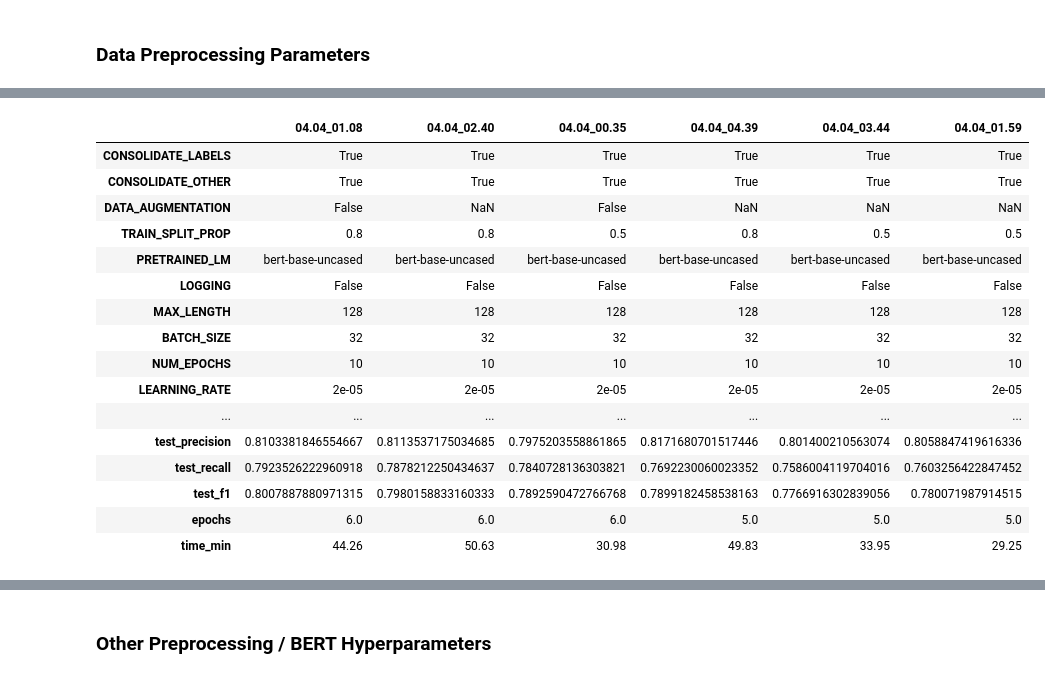
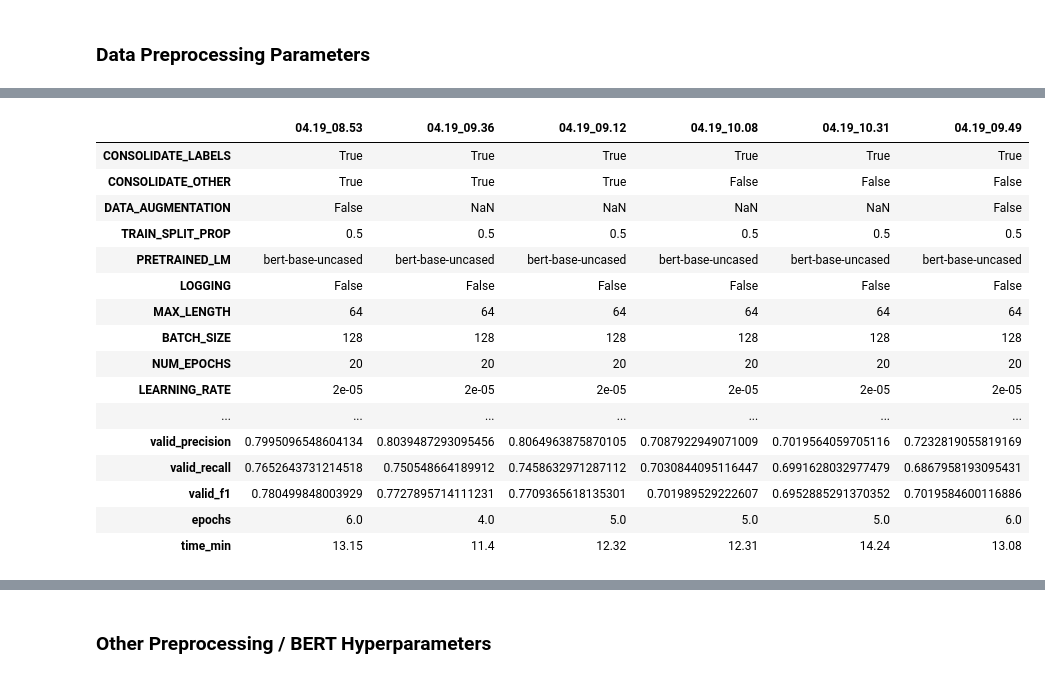
Before and after one commit to kac624/headlines, a Jupyter notebook: overview.ipynb, the cells around one changed output, grey strips where cells are left out. Saved outputs shown, nothing was run; the diff lists cells and outputs as text; code cells hidden in the pictures.

Commit message:
more tuning
re-ran input hyperparameter tuning

```diff
--- a/overview.ipynb
+++ b/overview.ipynb
@@ -386,25 +386,25 @@ Preprocessing Script Complete - Time Elapsed - 1.44 minutes
 # %%
-log_file = 'tuning_results_04.03_inputs' ### REQUIRES MANUAL UPDATE ###
+log_file = 'tuning_results_input_hps' ### REQUIRES MANUAL UPDATE ###
 results = pd.read_csv(f'logs/{log_file}.csv', index_col=0).transpose()
 results.sort_values('valid_accuracy', ascending=False).head(6).transpose()
 # %% [output]
-|  | 04.04_01.08 | 04.04_02.40 | 04.04_00.35 | 04.04_04.39 | 04.04_03.44 | 04.04_01.59 |
+|  | 04.19_08.53 | 04.19_09.36 | 04.19_09.12 | 04.19_10.08 | 04.19_10.31 | 04.19_09.49 |
 | CONSOLIDATE_LABELS | True | True | True | True | True | True |
-| CONSOLIDATE_OTHER | True | True | True | True | True | True |
-| DATA_AUGMENTATION | False | NaN | False | NaN | NaN | NaN |
-| TRAIN_SPLIT_PROP | 0.8 | 0.8 | 0.5 | 0.8 | 0.5 | 0.5 |
+| CONSOLIDATE_OTHER | True | True | True | False | False | False |
+| DATA_AUGMENTATION | False | NaN | NaN | NaN | NaN | False |
+| TRAIN_SPLIT_PROP | 0.5 | 0.5 | 0.5 | 0.5 | 0.5 | 0.5 |
 | PRETRAINED_LM | bert-base-uncased | bert-base-uncased | bert-base-uncased | bert-base-uncased | bert-base-uncased | bert-base-uncased |
 | LOGGING | False | False | False | False | False | False |
-| MAX_LENGTH | 128 | 128 | 128 | 128 | 128 | 128 |
-| BATCH_SIZE | 32 | 32 | 32 | 32 | 32 | 32 |
-| NUM_EPOCHS | 10 | 10 | 10 | 10 | 10 | 10 |
+| MAX_LENGTH | 64 | 64 | 64 | 64 | 64 | 64 |
+| BATCH_SIZE | 128 | 128 | 128 | 128 | 128 | 128 |
+| NUM_EPOCHS | 20 | 20 | 20 | 20 | 20 | 20 |
 | LEARNING_RATE | 2e-05 | 2e-05 | 2e-05 | 2e-05 | 2e-05 | 2e-05 |
 | ... | ... | ... | ... | ... | ... | ... |
-| test_precision | 0.8103381846554667 | 0.8113537175034685 | 0.7975203558861865 | 0.8171680701517446 | 0.801400210563074 | 0.8058847419616336 |
-| test_recall | 0.7923526222960918 | 0.7878212250434637 | 0.7840728136303821 | 0.7692230060023352 | 0.7586004119704016 | 0.7603256422847452 |
-| test_f1 | 0.8007887880971315 | 0.7980158833160333 | 0.7892590472766768 | 0.7899182458538163 | 0.7766916302839056 | 0.780071987914515 |
-| epochs | 6.0 | 6.0 | 6.0 | 5.0 | 5.0 | 5.0 |
-| time_min | 44.26 | 50.63 | 30.98 | 49.83 | 33.95 | 29.25 |
+| valid_precision | 0.7995096548604134 | 0.8039487293095456 | 0.8064963875870105 | 0.7087922949071009 | 0.7019564059705116 | 0.7232819055819169 |
+| valid_recall | 0.7652643731214518 | 0.750548664189912 | 0.7458632971287112 | 0.7030844095116447 | 0.6991628032977479 | 0.6867958193095431 |
+| valid_f1 | 0.780499848003929 | 0.7727895714111231 | 0.7709365618135301 | 0.701989529222607 | 0.6952885291370352 | 0.7019584600116886 |
+| epochs | 6.0 | 4.0 | 5.0 | 5.0 | 5.0 | 6.0 |
+| time_min | 13.15 | 11.4 | 12.32 | 12.31 | 14.24 | 13.08 |
 # %%
 result_cols = [
     'train_accuracy', 'valid_accuracy', 'train_precision', 'valid_precision',
```
Also changed, not shown: parts of 2 cells of this notebook, 2 other files.
